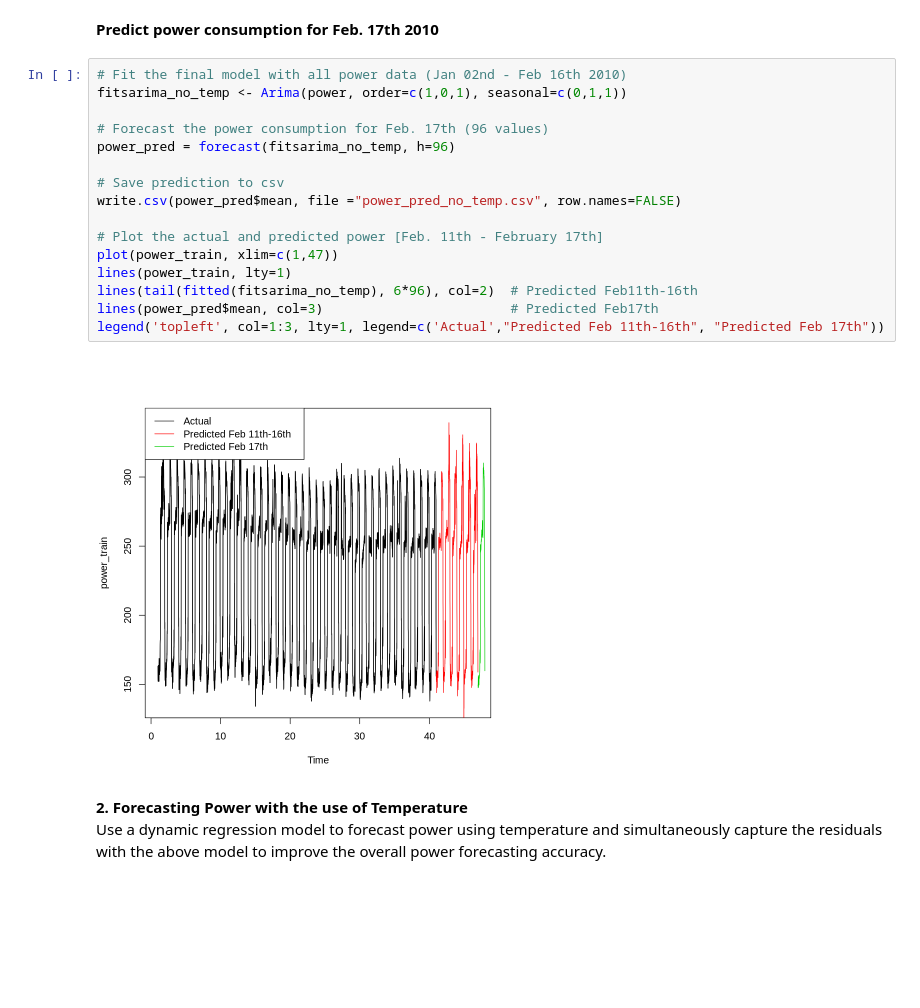
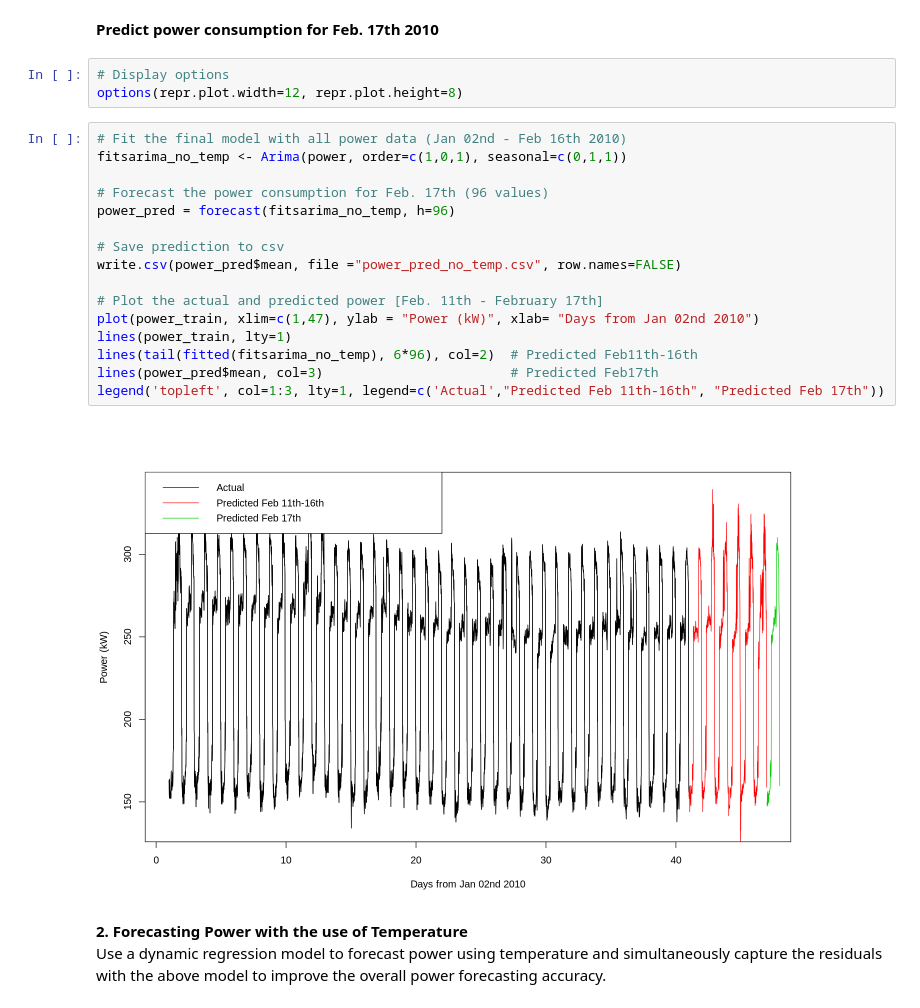
Before and after one commit to femtonelson/Time-series-power-consumption-forecasting, a Jupyter notebook: Electrain_R.ipynb, the cells around one changed output. Cells and saved outputs as stored; diff of their text form; blank space fills up the shorter version.

```diff
--- a/Electrain_R.ipynb
+++ b/Electrain_R.ipynb
@@ -242,24 +242,27 @@ print(RMSE4)
 **The best model is fit1 : SARIMA(1,0,1)x(0,1,1)[96], with RMSE=15.89451.**
 # %% [markdown]
 **Predict power consumption for Feb. 17th 2010**
+# %%
+# Display options
+options(repr.plot.width=12, repr.plot.height=8)
 # %%
 # Fit the final model with all power data (Jan 02nd - Feb 16th 2010)
 fitsarima_no_temp <- Arima(power, order=c(1,0,1), seasonal=c(0,1,1))
 
 # Forecast the power consumption for Feb. 17th (96 values)
 power_pred = forecast(fitsarima_no_temp, h=96)
 
 # Save prediction to csv
 write.csv(power_pred$mean, file ="power_pred_no_temp.csv", row.names=FALSE)
 
 # Plot the actual and predicted power [Feb. 11th - February 17th]
-plot(power_train, xlim=c(1,47))
+plot(power_train, xlim=c(1,47), ylab = "Power (kW)", xlab= "Days from Jan 02nd 2010")
 lines(power_train, lty=1)
 lines(tail(fitted(fitsarima_no_temp), 6*96), col=2)  # Predicted Feb11th-16th
 lines(power_pred$mean, col=3)                        # Predicted Feb17th
 legend('topleft', col=1:3, lty=1, legend=c('Actual',"Predicted Feb 11th-16th", "Predicted Feb 17th"))
 # %% [output]
-[figure, old version]
+[figure, new version]
 # %% [markdown]
 **2. Forecasting Power with the use of Temperature** <br>
 Use a dynamic regression model to forecast power using temperature and simultaneously capture the residuals with the above model to improve the overall power forecasting accuracy.
```
Also changed, not shown: parts of 3 cells of this notebook.
